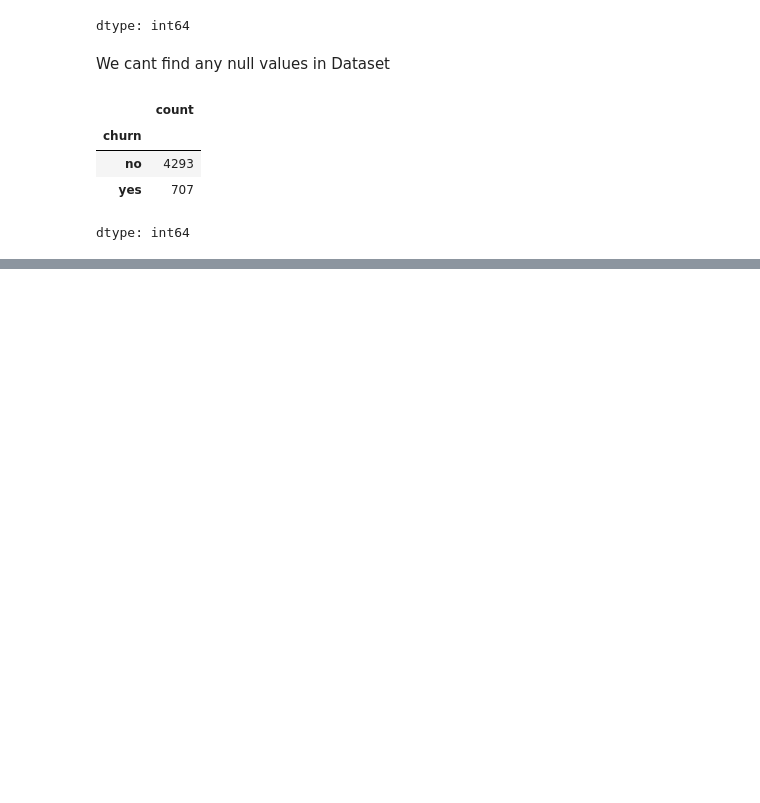
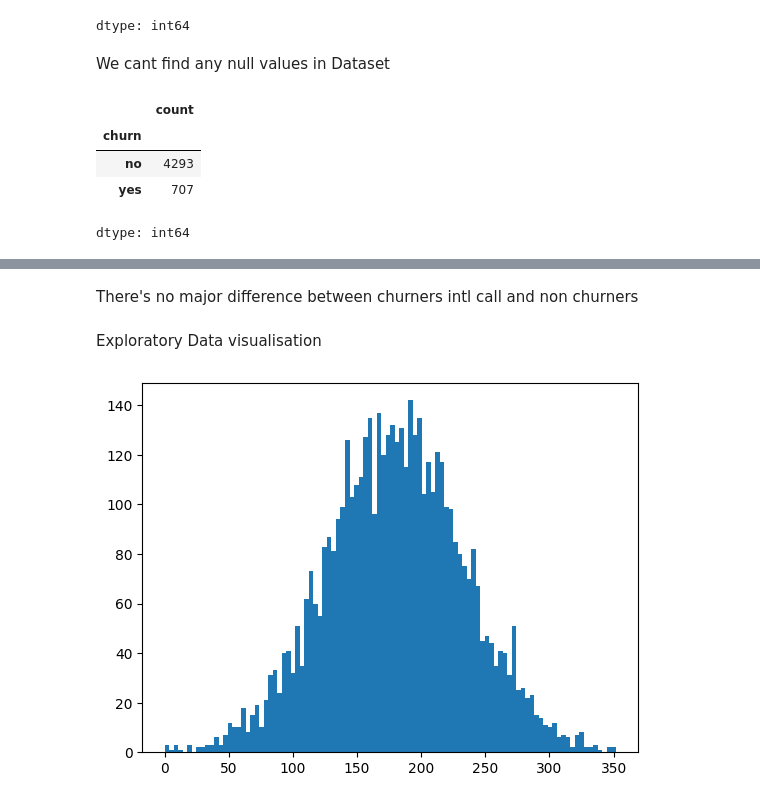
Before and after one commit to AshuuMishra/Telecom_churn_Analysis, a Jupyter notebook: Customer_churn_Analysis.ipynb, the cells around one changed output, grey strips where cells are left out. Drawn from its saved outputs; the diff is of its cells as text; code cells hidden in the pictures; blank space fills up the shorter version.

```diff
--- a/Customer_churn_Analysis.ipynb
+++ b/Customer_churn_Analysis.ipynb
@@ -129,0 +173,10 @@ TO check if churners make
+# %% [markdown]
+There's no major difference between churners intl  call and non churners
+# %% [markdown]
+Exploratory Data visualisation
+# %%
+#visulaise the distribution of 'total day minutes'
+plt.hist(df['day.mins'],bins=100)
+plt.show()
+# %% [output]
+[figure, added]
```
Also changed, not shown: parts of 38 cells of this notebook.
